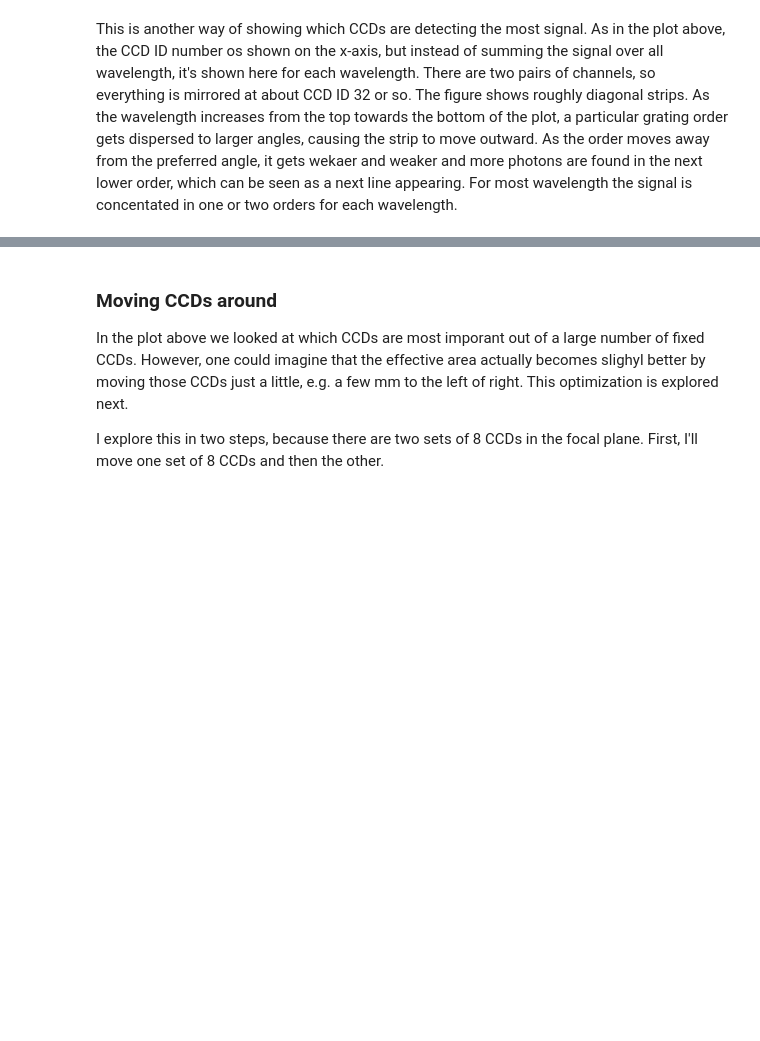
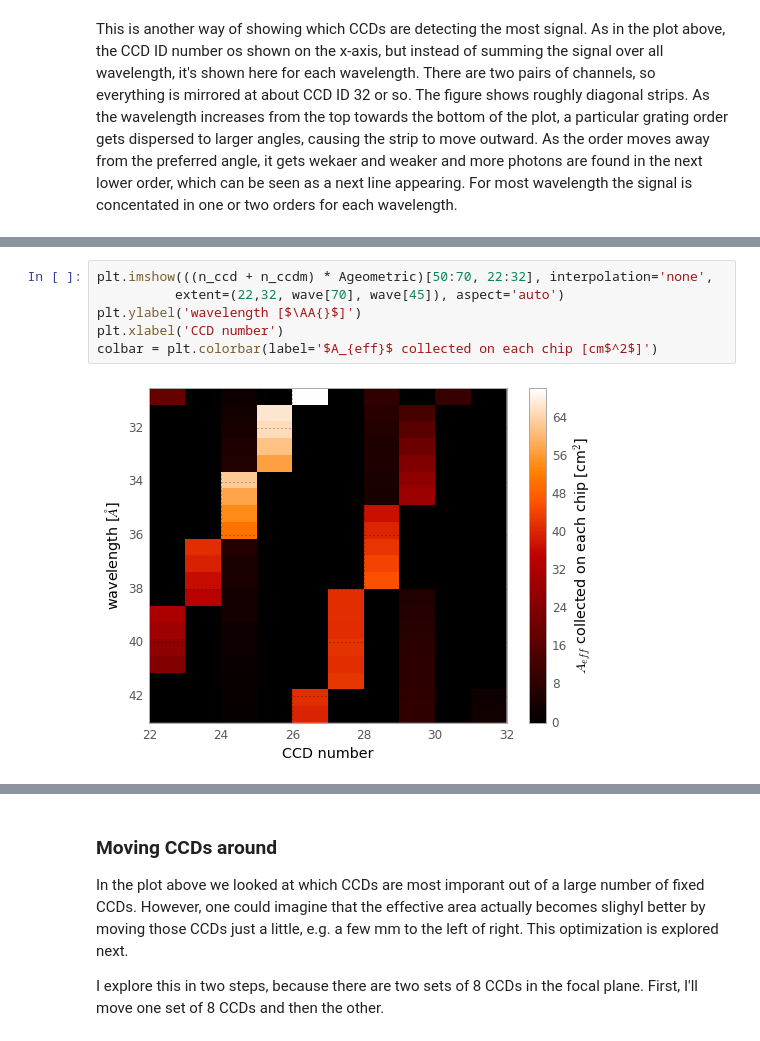
Before and after one commit to hamogu/ARCUS, a Jupyter notebook: notebooks/CATmerrit.ipynb, the cells around one changed output, grey strips where cells are left out. Drawn from its saved outputs; the diff is of its cells as text; blank space fills up the shorter version.

```diff
--- a/notebooks/CATmerrit.ipynb
+++ b/notebooks/CATmerrit.ipynb
@@ -245,0 +257,8 @@ There are two pairs of channels, so everything is mirrored at about CCD ID 32 or
+# %%
+plt.imshow(((n_ccd + n_ccdm) * Ageometric)[50:70, 22:32], interpolation='none',
+          extent=(22,32, wave[70], wave[45]), aspect='auto')
+plt.ylabel('wavelength [$\AA{}$]')
+plt.xlabel('CCD number')
+colbar = plt.colorbar(label='$A_{eff}$ collected on each chip [cm$^2$]')
+# %% [output]
+[figure, added]
```
Also changed, not shown: parts of 19 cells of this notebook, 1 other file.
